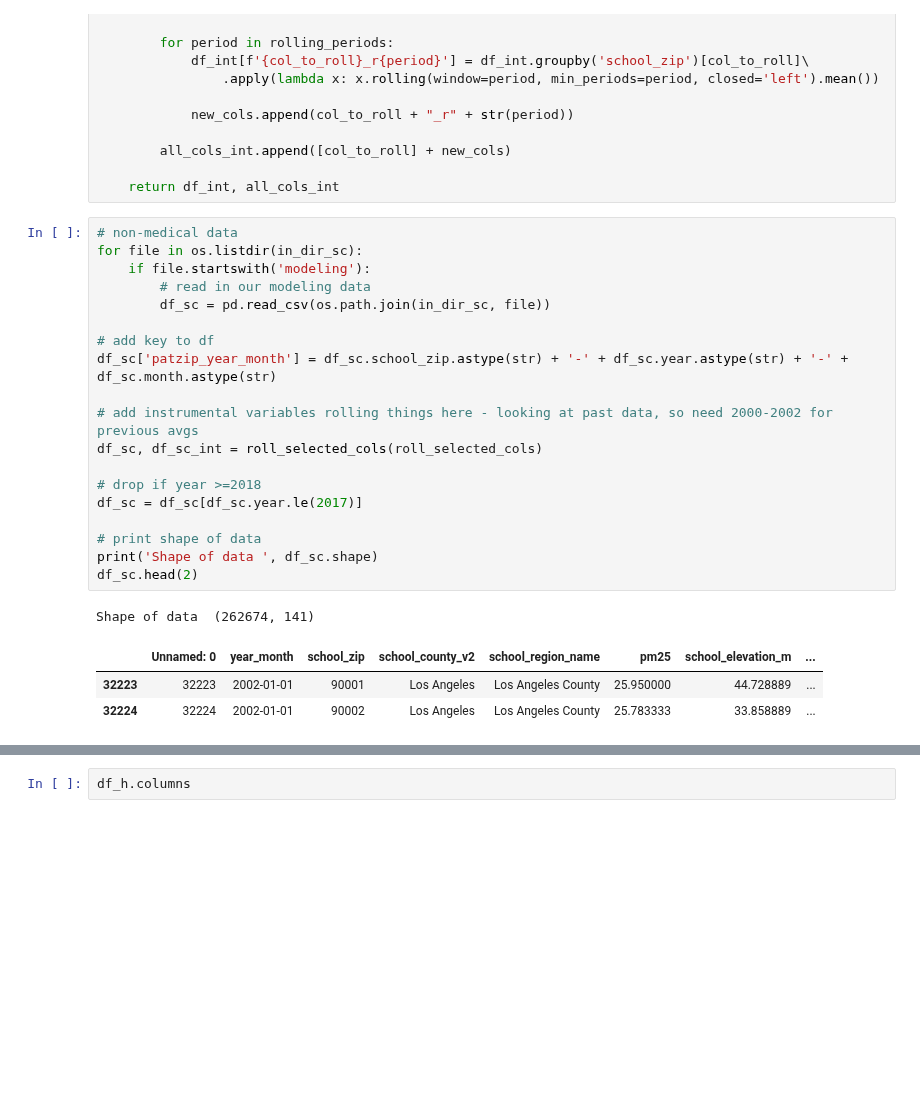
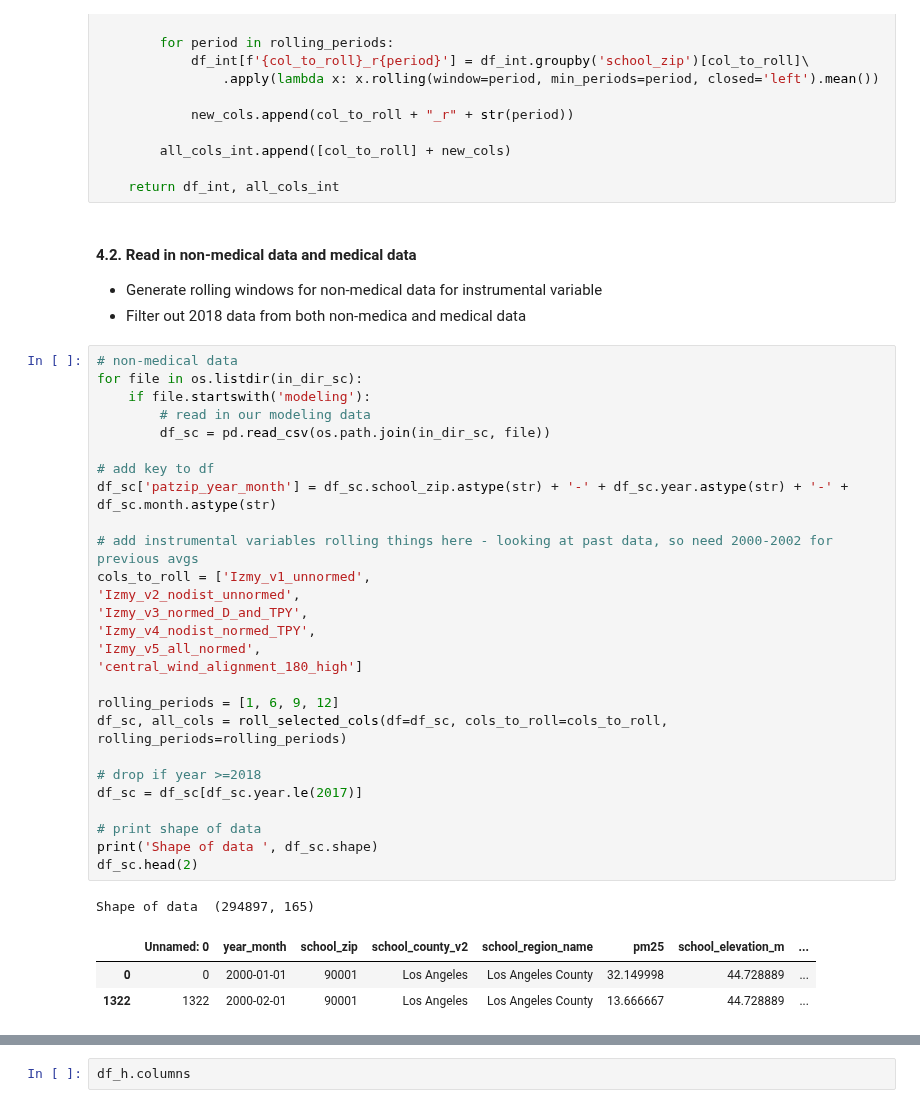
Before and after one commit to mattslyons/JLPS_capstone_project, a Jupyter notebook: modeling/2sls_new_instrument.ipynb, the cells around one changed output, grey strips where cells are left out. Saved outputs shown, nothing was run; the diff lists cells and outputs as text; blank space fills up the shorter version.

Commit message:
Things running with new instrument, adding nan function tmrw

```diff
--- a/modeling/2sls_new_instrument.ipynb
+++ b/modeling/2sls_new_instrument.ipynb
@@ -210,30 +217,42 @@ def roll_selected_cols(df, cols_to_roll:list = ['Izmy_v1_unnormed'\
         all_cols_int.append([col_to_roll] + new_cols)
 
     return df_int, all_cols_int
+# %% [markdown]
+#### 4.2. Read in non-medical data and medical data
+* Generate rolling windows for non-medical data for instrumental variable
+* Filter out 2018 data from both non-medica and medical data
 # %%
 # non-medical data
 for file in os.listdir(in_dir_sc):
     if file.startswith('modeling'):
         # read in our modeling data
         df_sc = pd.read_csv(os.path.join(in_dir_sc, file))
 
 # add key to df
 df_sc['patzip_year_month'] = df_sc.school_zip.astype(str) + '-' + df_sc.year.astype(str) + '-' + df_sc.month.astype(str)
 
 # add instrumental variables rolling things here - looking at past data, so need 2000-2002 for previous avgs
-df_sc, df_sc_int = roll_selected_cols(roll_selected_cols)
+cols_to_roll = ['Izmy_v1_unnormed',
+'Izmy_v2_nodist_unnormed',
+'Izmy_v3_normed_D_and_TPY',
+'Izmy_v4_nodist_normed_TPY',
+'Izmy_v5_all_normed',
+'central_wind_alignment_180_high']
+
+rolling_periods = [1, 6, 9, 12]
+df_sc, all_cols = roll_selected_cols(df=df_sc, cols_to_roll=cols_to_roll, rolling_periods=rolling_periods)
 
 # drop if year >=2018
 df_sc = df_sc[df_sc.year.le(2017)]
 
 # print shape of data
 print('Shape of data ', df_sc.shape)
 df_sc.head(2)
 # %% [output]
-Shape of data  (262674, 141)
+Shape of data  (294897, 165)
 |  | Unnamed: 0 | year_month | school_zip | school_county_v2 | school_region_name | pm25 | school_elevation_m | ... |
-| 32223 | 32223 | 2002-01-01 | 90001 | Los Angeles | Los Angeles County | 25.950000 | 44.728889 | ... |
-| 32224 | 32224 | 2002-01-01 | 90002 | Los Angeles | Los Angeles County | 25.783333 | 33.858889 | ... |
+| 0 | 0 | 2000-01-01 | 90001 | Los Angeles | Los Angeles County | 32.149998 | 44.728889 | ... |
+| 1322 | 1322 | 2000-02-01 | 90001 | Los Angeles | Los Angeles County | 13.666667 | 44.728889 | ... |
 # %%
 # medical data
 df_h = pd.DataFrame()
```
Also changed, not shown: parts of 32 cells of this notebook.
